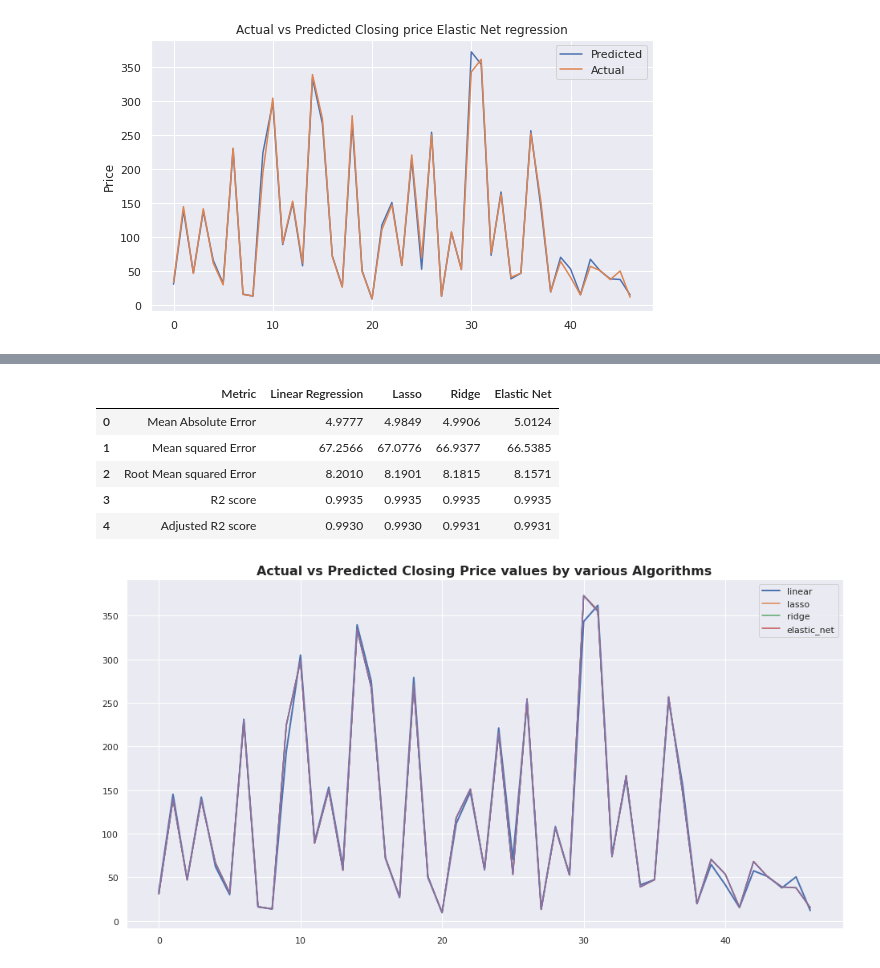
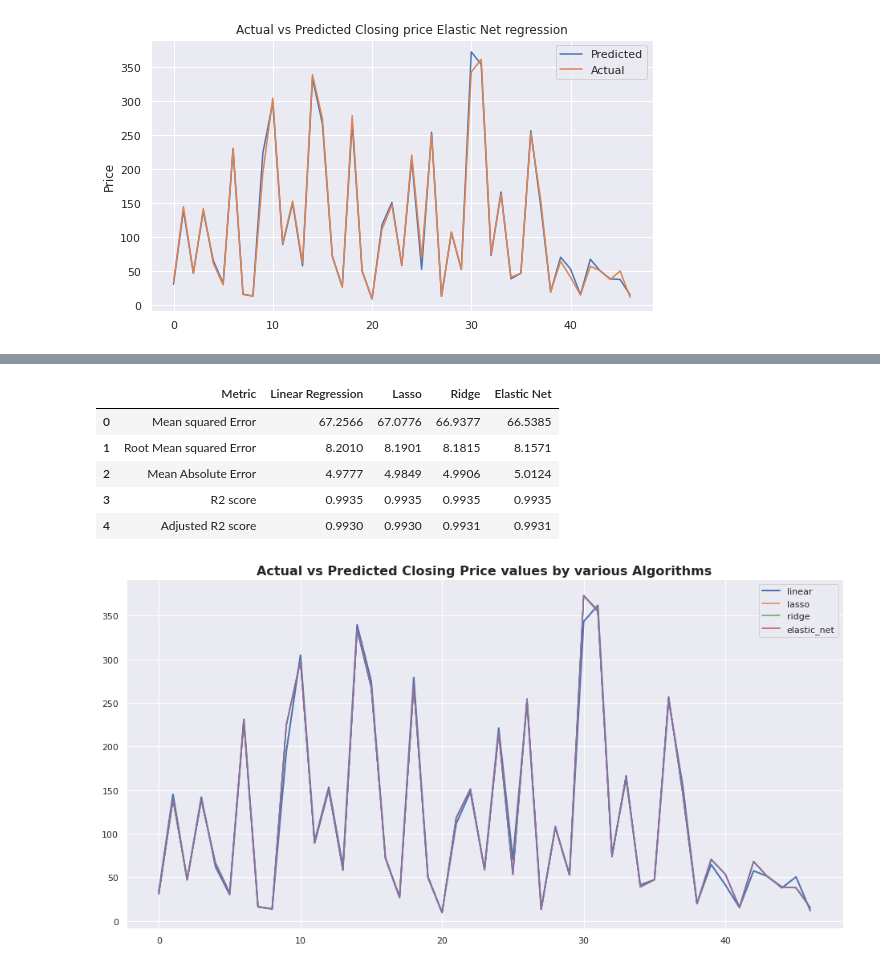
Before and after one commit to wankhede10swapnil/Yes-Bank-Stock-Closing-Price-Prediction, a Jupyter notebook: Yes_Bank_Stock_Closing_Price_Prediction_Swapnil_Wankhede.ipynb, the cells around one changed output, grey strips where cells are left out. Saved outputs shown, nothing was run; the diff lists cells and outputs as text; code cells hidden in the pictures.

```diff
--- a/Yes_Bank_Stock_Closing_Price_Prediction_Swapnil_Wankhede.ipynb
+++ b/Yes_Bank_Stock_Closing_Price_Prediction_Swapnil_Wankhede.ipynb
@@ -786,29 +820,27 @@ metric_df = metric_df.rename(columns={'index':'Metric',0:'Linear Regression'})
 # %%
 # Now saving these metrics to our metrics dataframe. First we save them in a list and then we pass them to the df.
-metric_df['Lasso'] = [MAE_lasso, MSE_lasso, RMSE_lasso, R2_lasso, Adjusted_R2_lasso]
+metric_dataset['Lasso'] = [MSE_lasso, RMSE_lasso, MAE_lasso, R2_lasso, Adjusted_R2_lasso]
 # %%
 # storing these values in a list and appending to our metric df.
-ridge_regressor_list = [MAE_ridge,MSE_ridge,RMSE_ridge,R2_ridge,Adjusted_R2_ridge]
-metric_df['Ridge'] = ridge_regressor_list
+ridge_regressor_list = [MSE_ridge,RMSE_ridge, MAE_ridge, R2_ridge,Adjusted_R2_ridge]
+metric_dataset['Ridge'] = ridge_regressor_list
 # %%
-
 # storing these metrics in our dataframe.
-elastic_net_metric_list = [MAE_elastic_net,MSE_elastic_net,RMSE_elastic_net,R2_elastic_net,Adjusted_R2_elastic_net]
-metric_df['Elastic Net'] = elastic_net_metric_list
+elastic_net_metric_list = [MSE_elastic_net,RMSE_elastic_net, MAE_elastic_net, R2_elastic_net,Adjusted_R2_elastic_net]
+metric_dataset['Elastic Net'] = elastic_net_metric_list
 # %%
-
 # storing these metrics in our dataframe.
-elastic_net_metric_list = [MAE_elastic_net,MSE_elastic_net,RMSE_elastic_net,R2_elastic_net,Adjusted_R2_elastic_net]
-metric_df['Elastic Net'] = elastic_net_metric_list
+elastic_net_metric_list = [MSE_elastic_net,RMSE_elastic_net, MAE_elastic_net, R2_elastic_net,Adjusted_R2_elastic_net]
+metric_dataset['Elastic Net'] = elastic_net_metric_list
-# %%
-metric_df
-# %% [output]
-|  | Metric | Linear Regression | Lasso | Ridge | Elastic Net |
-| 0 | Mean Absolute Error | 4.9777 | 4.9849 | 4.9906 | 5.0124 |
-| 1 | Mean squared Error | 67.2566 | 67.0776 | 66.9377 | 66.5385 |
-| 2 | Root Mean squared Error | 8.2010 | 8.1901 | 8.1815 | 8.1571 |
-| 3 | R2 score | 0.9935 | 0.9935 | 0.9935 | 0.9935 |
-| 4 | Adjusted R2 score | 0.9930 | 0.9930 | 0.9931 | 0.9931 |
+# %%
+metric_dataset
+# %% [output]
+|  | Metric | Linear Regression | Lasso | Ridge | Elastic Net |
+| 0 | Mean squared Error | 67.2566 | 67.0776 | 66.9377 | 66.5385 |
+| 1 | Root Mean squared Error | 8.2010 | 8.1901 | 8.1815 | 8.1571 |
+| 2 | Mean Absolute Error | 4.9777 | 4.9849 | 4.9906 | 5.0124 |
+| 3 | R2 score | 0.9935 | 0.9935 | 0.9935 | 0.9935 |
+| 4 | Adjusted R2 score | 0.9930 | 0.9930 | 0.9931 | 0.9931 |
 # %%
 # Plotting the predicted values of all the models against the true values.
 plt.figure(figsize=(16,8))
```
Also changed, not shown: parts of 52 cells of this notebook.
